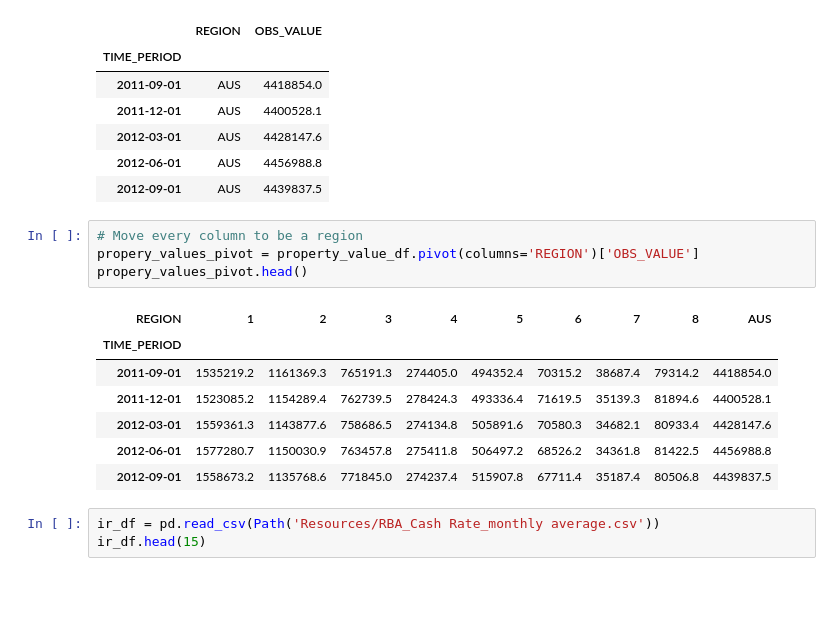
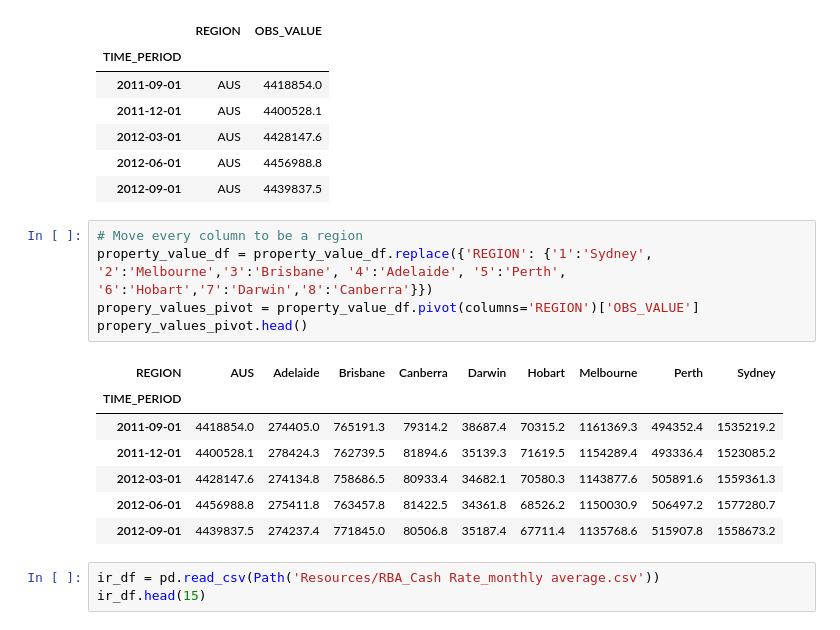
Before and after one commit to feldmanp/project_1_2, a Jupyter notebook: data_prep.ipynb, the cells around one changed output. Saved outputs shown, nothing was run; the diff lists cells and outputs as text; blank space fills up the shorter version.

Commit message:
Added graphs & updated all data frame for region names

```diff
--- a/data_prep.ipynb
+++ b/data_prep.ipynb
@@ -35,16 +35,17 @@ property_value_df.head()
 | 2012-09-01 | AUS | 4439837.5 |
 # %%
 # Move every column to be a region
+property_value_df = property_value_df.replace({'REGION': {'1':'Sydney', '2':'Melbourne','3':'Brisbane', '4':'Adelaide', '5':'Perth', '6':'Hobart','7':'Darwin','8':'Canberra'}})
 propery_values_pivot = property_value_df.pivot(columns='REGION')['OBS_VALUE']
 propery_values_pivot.head()
 # %% [output]
-| REGION | 1 | 2 | 3 | 4 | 5 | 6 | 7 | 8 | AUS |
+| REGION | AUS | Adelaide | Brisbane | Canberra | Darwin | Hobart | Melbourne | Perth | Sydney |
 | TIME_PERIOD |  |  |  |  |  |  |  |  |  |
-| 2011-09-01 | 1535219.2 | 1161369.3 | 765191.3 | 274405.0 | 494352.4 | 70315.2 | 38687.4 | 79314.2 | 4418854.0 |
-| 2011-12-01 | 1523085.2 | 1154289.4 | 762739.5 | 278424.3 | 493336.4 | 71619.5 | 35139.3 | 81894.6 | 4400528.1 |
-| 2012-03-01 | 1559361.3 | 1143877.6 | 758686.5 | 274134.8 | 505891.6 | 70580.3 | 34682.1 | 80933.4 | 4428147.6 |
-| 2012-06-01 | 1577280.7 | 1150030.9 | 763457.8 | 275411.8 | 506497.2 | 68526.2 | 34361.8 | 81422.5 | 4456988.8 |
-| 2012-09-01 | 1558673.2 | 1135768.6 | 771845.0 | 274237.4 | 515907.8 | 67711.4 | 35187.4 | 80506.8 | 4439837.5 |
+| 2011-09-01 | 4418854.0 | 274405.0 | 765191.3 | 79314.2 | 38687.4 | 70315.2 | 1161369.3 | 494352.4 | 1535219.2 |
+| 2011-12-01 | 4400528.1 | 278424.3 | 762739.5 | 81894.6 | 35139.3 | 71619.5 | 1154289.4 | 493336.4 | 1523085.2 |
+| 2012-03-01 | 4428147.6 | 274134.8 | 758686.5 | 80933.4 | 34682.1 | 70580.3 | 1143877.6 | 505891.6 | 1559361.3 |
+| 2012-06-01 | 4456988.8 | 275411.8 | 763457.8 | 81422.5 | 34361.8 | 68526.2 | 1150030.9 | 506497.2 | 1577280.7 |
+| 2012-09-01 | 4439837.5 | 274237.4 | 771845.0 | 80506.8 | 35187.4 | 67711.4 | 1135768.6 | 515907.8 | 1558673.2 |
 # %%
 ir_df = pd.read_csv(Path('Resources/RBA_Cash Rate_monthly average.csv'))
 ir_df.head(15)
```
Also changed, not shown: parts of 1 cell of this notebook, 1 other file.
